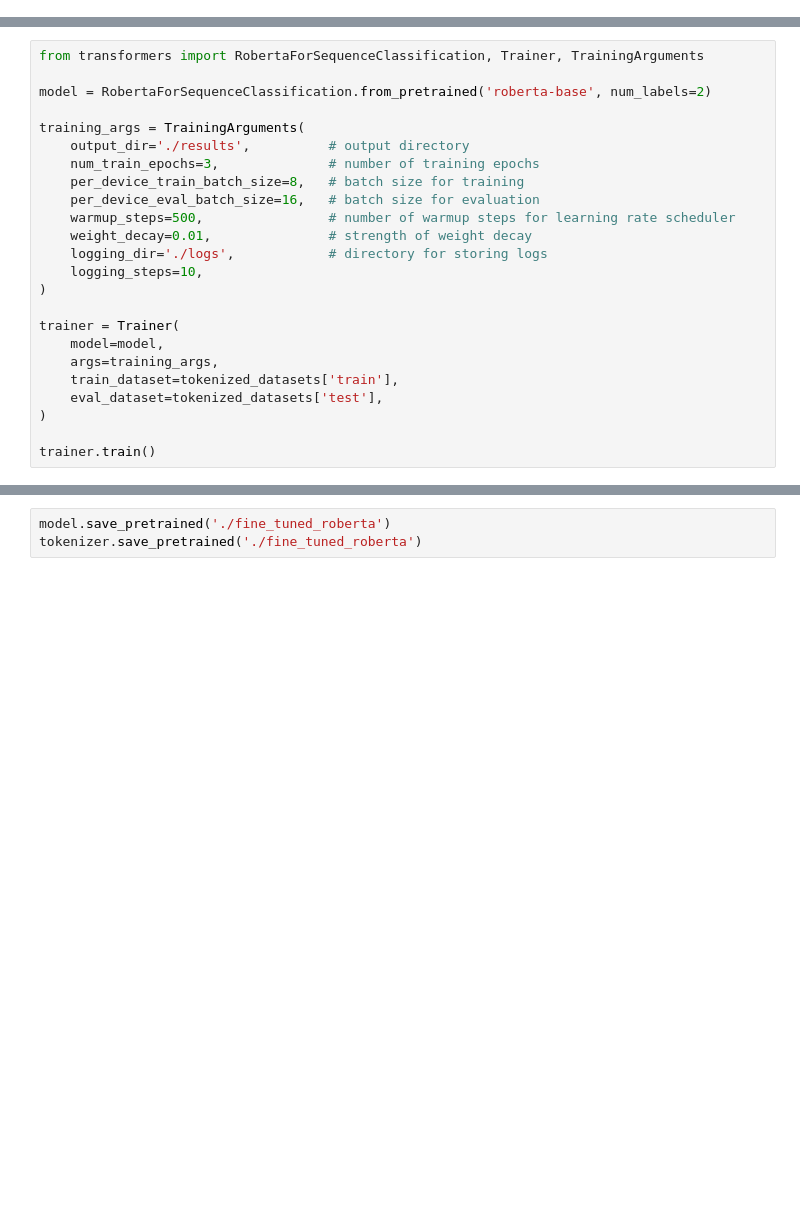
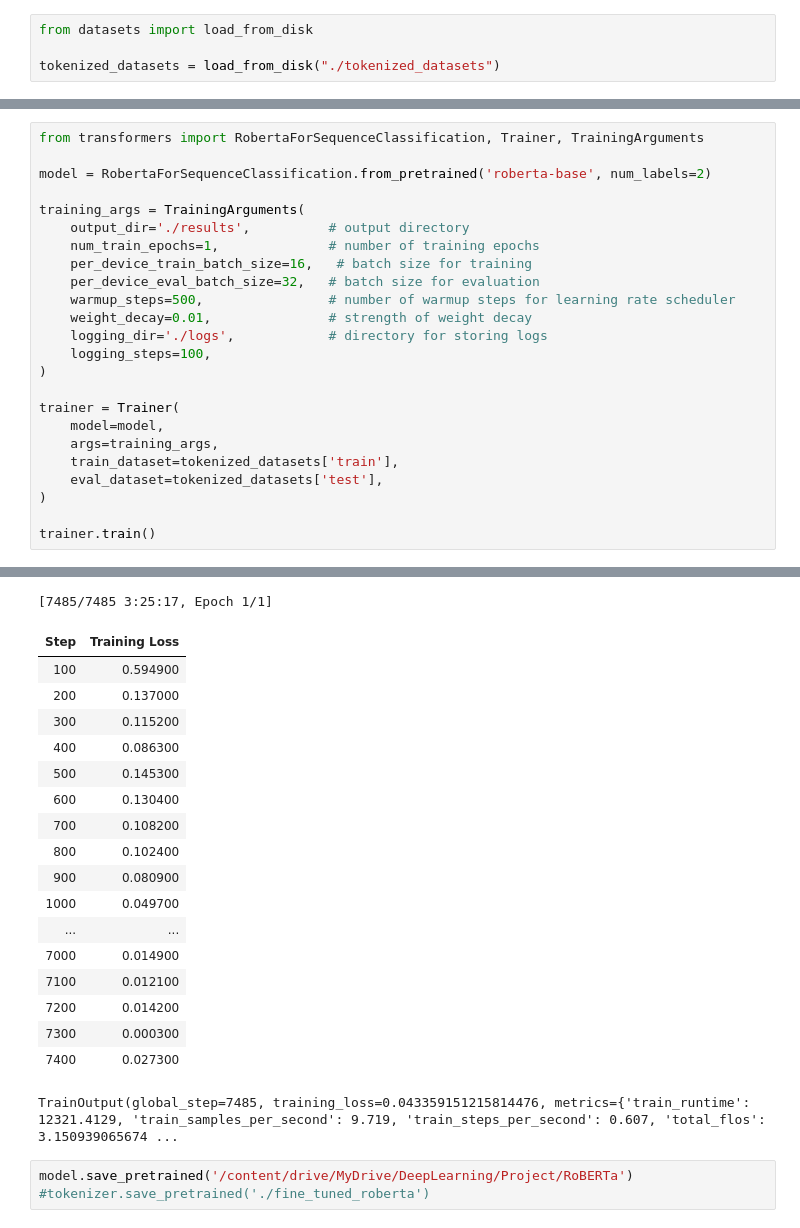
Before and after one commit to Shivanshmathur/MGTDetection-Eval, a Jupyter notebook: RoBERTa.ipynb, the cells around one changed output, grey strips where cells are left out. Drawn from its saved outputs; the diff is of its cells as text; blank space fills up the shorter version.

```diff
--- a/RoBERTa.ipynb
+++ b/RoBERTa.ipynb
@@ -19,0 +74,4 @@ tokenized_datasets = dataset.map(tokenize_function, batched=True)
+# %%
+from datasets import load_from_disk
+
+tokenized_datasets = load_from_disk("./tokenized_datasets")
@@ -24,13 +102,13 @@ model = RobertaForSequenceClassification.from_pretrained('roberta-base', num_lab
 
 training_args = TrainingArguments(
     output_dir='./results',          # output directory
-    num_train_epochs=3,              # number of training epochs
-    per_device_train_batch_size=8,   # batch size for training
-    per_device_eval_batch_size=16,   # batch size for evaluation
+    num_train_epochs=1,              # number of training epochs
+    per_device_train_batch_size=16,   # batch size for training
+    per_device_eval_batch_size=32,   # batch size for evaluation
     warmup_steps=500,                # number of warmup steps for learning rate scheduler
     weight_decay=0.01,               # strength of weight decay
     logging_dir='./logs',            # directory for storing logs
-    logging_steps=10,
+    logging_steps=100,
 )
 
 trainer = Trainer(
@@ -41,3 +119,4 @@ trainer = Trainer(
 )
 
 trainer.train()
+# %% [output]
@@ -44,3 +130,22 @@ trainer.train()
+[7485/7485 3:25:17, Epoch 1/1]
+| Step | Training Loss |
+| 100 | 0.594900 |
+| 200 | 0.137000 |
+| 300 | 0.115200 |
+| 400 | 0.086300 |
+| 500 | 0.145300 |
+| 600 | 0.130400 |
+| 700 | 0.108200 |
+| 800 | 0.102400 |
+| 900 | 0.080900 |
+| 1000 | 0.049700 |
+| ... | ... |
+| 7000 | 0.014900 |
+| 7100 | 0.012100 |
+| 7200 | 0.014200 |
+| 7300 | 0.000300 |
+| 7400 | 0.027300 |
+TrainOutput(global_step=7485, training_loss=0.043359151215814476, metrics={'train_runtime': 12321.4129, 'train_samples_per_second': 9.719, 'train_steps_per_second': 0.607, 'total_flos': 3.150939065674 ...
 # %%
-model.save_pretrained('./fine_tuned_roberta')
-tokenizer.save_pretrained('./fine_tuned_roberta')
+model.save_pretrained('/content/drive/MyDrive/DeepLearning/Project/RoBERTa')
+#tokenizer.save_pretrained('./fine_tuned_roberta')
```
Also changed, not shown: parts of 34 cells of this notebook, 18 other files.
